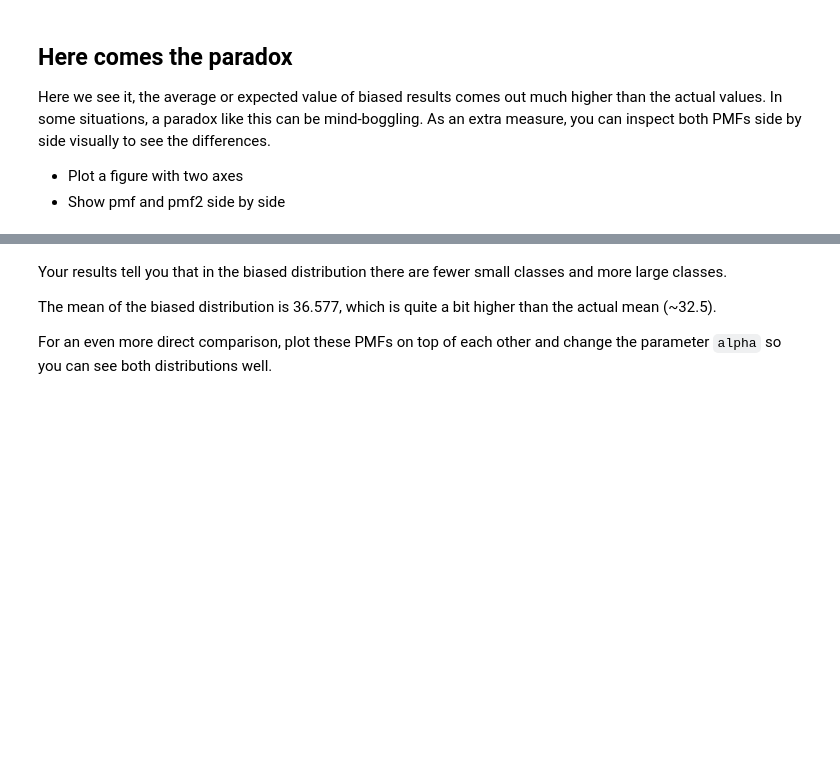
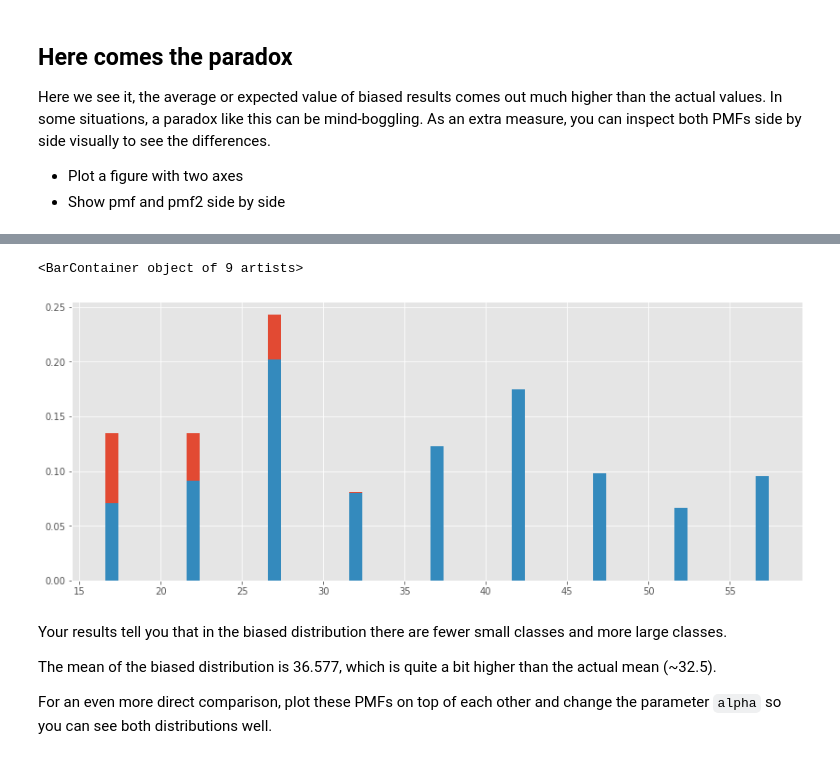
Before and after one commit to OsterMendel/dsc-probability-mass-function-lab-nyc-ds-021720, a Jupyter notebook: index.ipynb, the cells around one changed output, grey strips where cells are left out. Drawn from its saved outputs; the diff is of its cells as text; code cells hidden in the pictures; blank space fills up the shorter version.

```diff
--- a/index.ipynb
+++ b/index.ipynb
@@ -180,6 +180,16 @@ fig.update_layout(barmode='group', xaxis_tickangle=-45)
 fig.show()
 # %% [output]
 [interactive output not drawn]
+# %%
+# Plot pmfs side by side
+new_figure = plt.figure(figsize=(14, 5.5))
+
+plt.bar(sizes,pmf);
+plt.bar(sizes,pmf2);
+plt.show()
+# %% [output]
+<BarContainer object of 9 artists>
+[figure, added]
 # %% [markdown]
 Your results tell you that in the biased distribution there are fewer small classes and more large classes.
 
```
